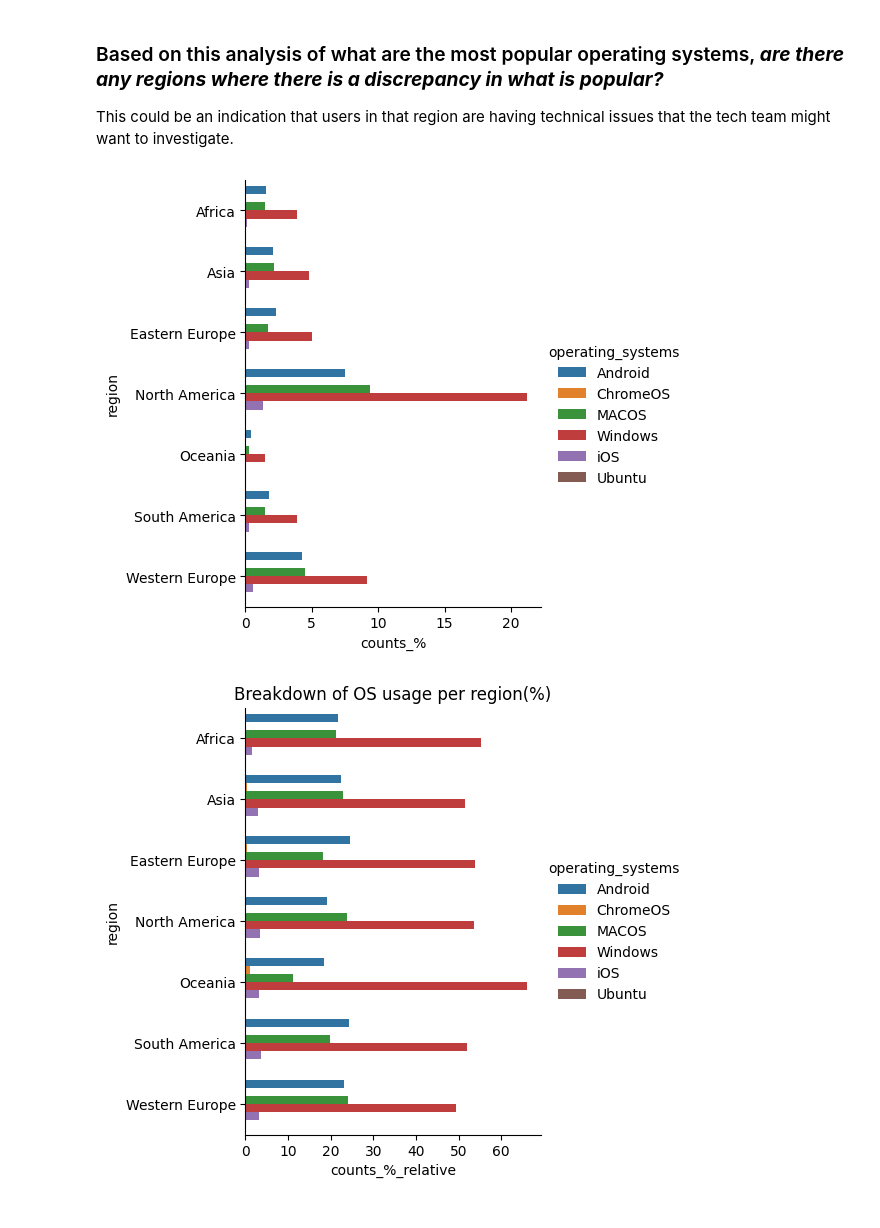
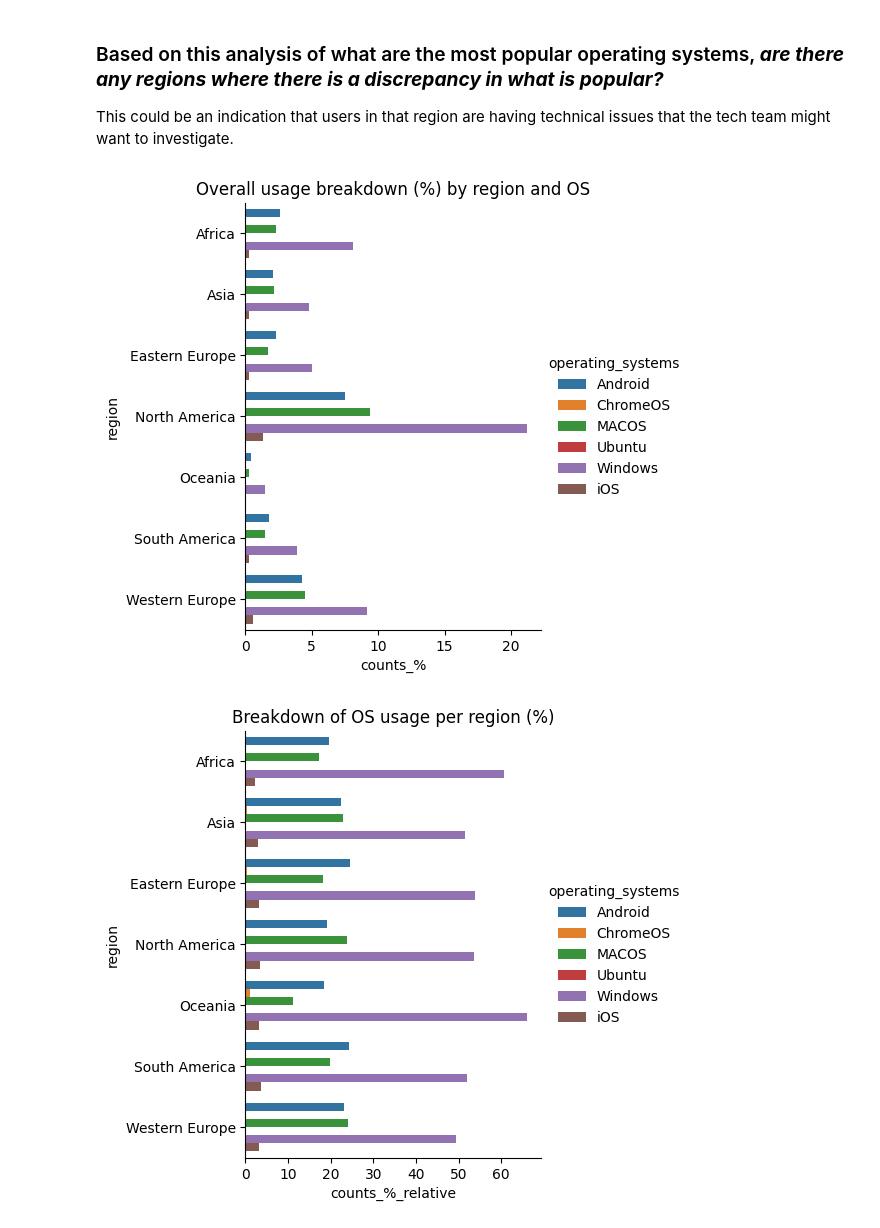
Before and after one commit to selvatica-36/Exploratory-data-analysis---Online-shopping-in-retail, a Jupyter notebook: analysis_report.ipynb, the cells around one changed output. Cells and saved outputs as stored; diff of their text form; code cells hidden in the pictures.

Commit message:
Answered traffic / revenue / region question.

```diff
--- a/analysis_report.ipynb
+++ b/analysis_report.ipynb
@@ -271,15 +267,16 @@ plt.show()
 This could be an indication that users in that region are having technical issues that the tech team might want to investigate.
 # %%
 os_region = browser_device_region.copy()
-map_reg = {'Northern Africa':'Africa','Southern Africa':'Africa', 'Oceania': 'Oceania', 'Eastern Europe': 'Eastern Europe','Western Europe': 'Western Europe','Asia':'Asia','North America':'North America', 'South America':'South America'}
+map_reg = {'Africa':'Africa','Northern Africa':'Africa','Southern Africa':'Africa', 'Oceania': 'Oceania', 'Eastern Europe': 'Eastern Europe','Western Europe': 'Western Europe','Asia':'Asia','North America':'North America', 'South America':'South America'}
 os_region['region'] = os_region['region'].map(map_reg)
 os_region_df1 = os_region.groupby(['region', 'operating_systems']).sum(['counts'])
 os_region_df1['counts_%'] = (os_region_df1['counts']/total_entries)*100
 # %%
 sns.catplot(y='region', x='counts_%', hue='operating_systems', data=os_region_df1, kind='bar')
+plt.title('Overall usage breakdown (%) by region and OS')
 plt.show()
 # %% [output]
-[figure, old version]
+[figure, new version]
 # %%
 os_region_df2 = os_region.groupby(['region']).sum(['counts'])
 os_region_df2.rename(columns={"counts":"counts_per_region"},inplace=True)
@@ -287,7 +284,7 @@ os_region_df2 = os_region_df1.join(os_region_df2)
 os_region_df2["counts_%_relative"] = (os_region_df2["counts"] / os_region_df2['counts_per_region']) * 100
 # %%
 sns.catplot(y='region', x='counts_%_relative', hue='operating_systems', data=os_region_df2, kind='bar')
-plt.title('Breakdown of OS usage per region(%)')
+plt.title('Breakdown of OS usage per region (%)')
 plt.show()
 # %% [output]
-[figure, old version]
+[figure, new version]
```
Also changed, not shown: parts of 16 cells of this notebook.
